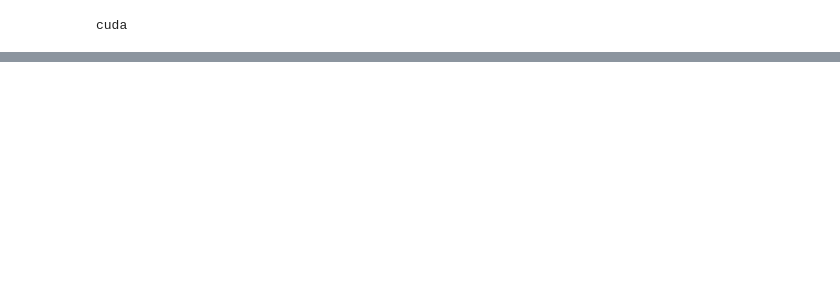
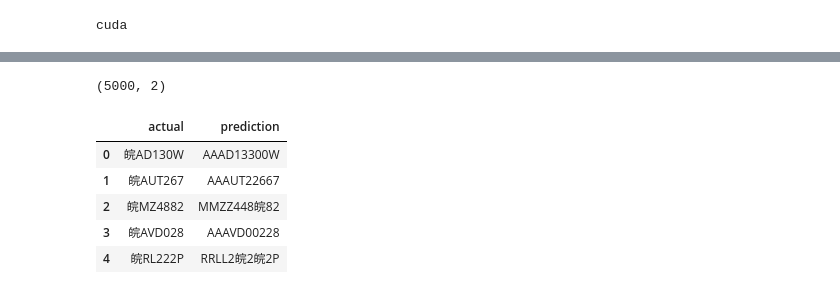
Before and after one commit to Linszuchi047/Deep_Learning, a Jupyter notebook: final_project/yolo_CRNN.ipynb, the cells around one changed output, grey strips where cells are left out. Cells and saved outputs as stored; diff of their text form; code cells hidden in the pictures; blank space fills up the shorter version.

```diff
--- a/final_project/yolo_CRNN.ipynb
+++ b/final_project/yolo_CRNN.ipynb
@@ -666,0 +555,5 @@ df_results
+# %%
+model = CRNN(num_chars=len(char2idx), rnn_hidden_size=256, dropout=0.1)
+
+model.load_state_dict(torch.load('crnn_model.pth'))
+model.to('cpu')
@@ -666,0 +619,11 @@ df_results
+# %%
+print(results_train.shape)
+results_train.head()
+# %% [output]
+(5000, 2)
+|  | actual | prediction |
+| 0 | 皖AD130W | AAAD13300W |
+| 1 | 皖AUT267 | AAAUT22667 |
+| 2 | 皖MZ4882 | MMZZ448皖82 |
+| 3 | 皖AVD028 | AAAVD00228 |
+| 4 | 皖RL222P | RRLL2皖2皖2P |
```
Also changed, not shown: parts of 21 cells of this notebook, 16 other files.
